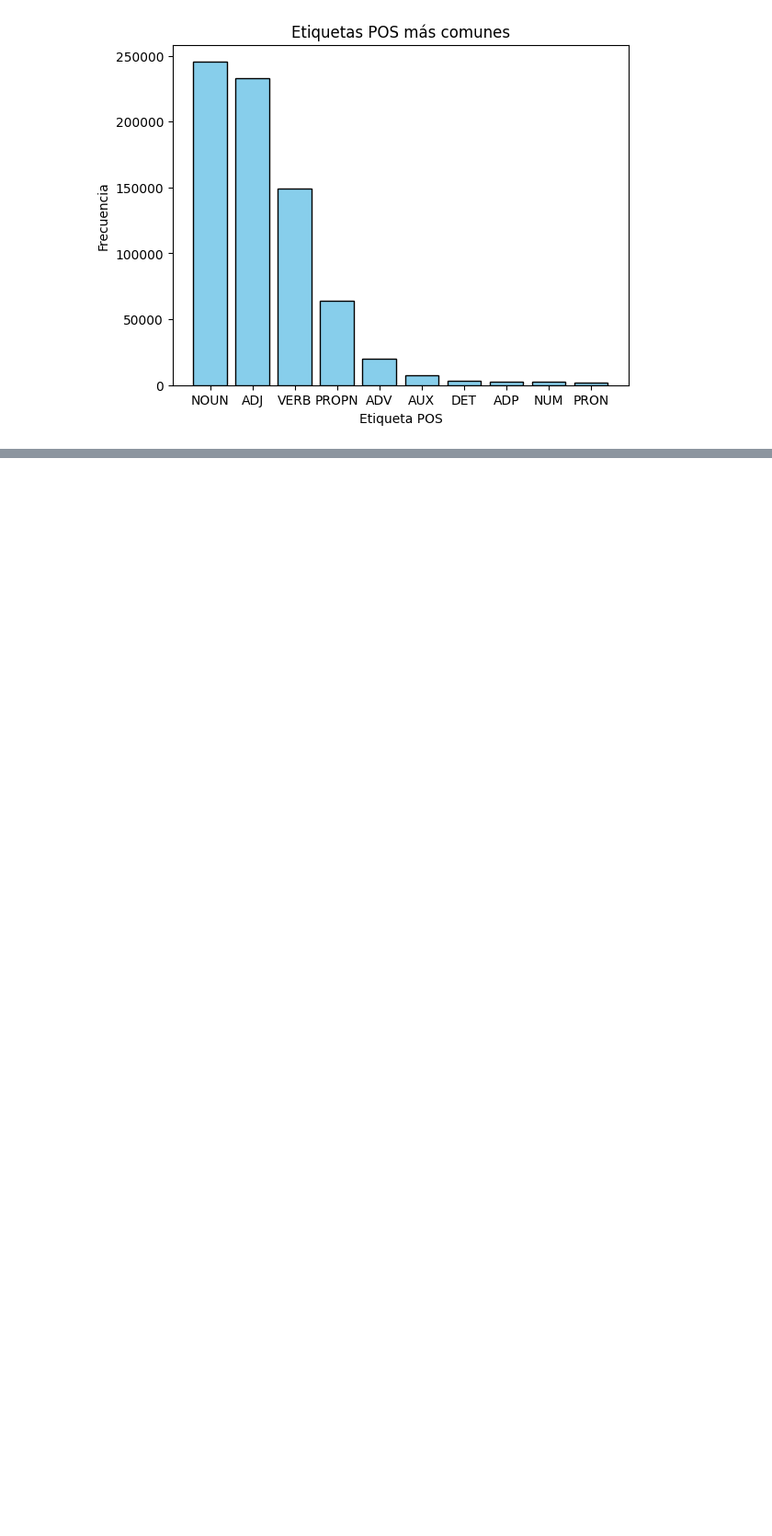
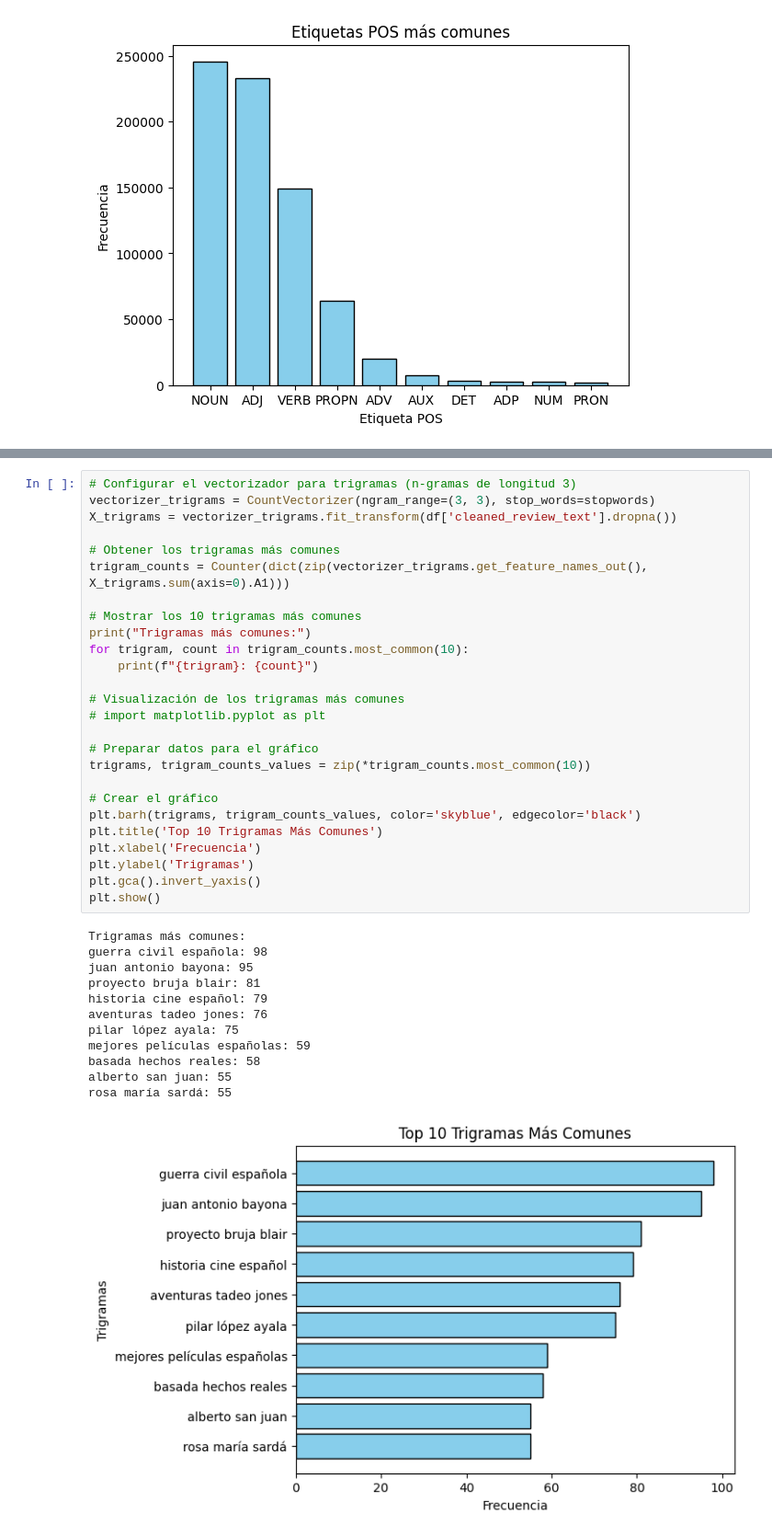
Before and after one commit to tdiego74/Clase_Data_Science_III_PBLC, a Jupyter notebook: Proyecto_DS_III_Entrega_Final_Tocci.ipynb, the cells around one changed output, grey strips where cells are left out. Shown: that part at 92% size. Drawn from its saved outputs; the diff is of its cells as text; blank space fills up the shorter version.

```diff
--- a/Proyecto_DS_III_Entrega_Final_Tocci.ipynb
+++ b/Proyecto_DS_III_Entrega_Final_Tocci.ipynb
@@ -313,0 +429,39 @@ PART: 3
+# %%
+# Configurar el vectorizador para trigramas (n-gramas de longitud 3)
+vectorizer_trigrams = CountVectorizer(ngram_range=(3, 3), stop_words=stopwords)
+X_trigrams = vectorizer_trigrams.fit_transform(df['cleaned_review_text'].dropna())
+
+# Obtener los trigramas más comunes
+trigram_counts = Counter(dict(zip(vectorizer_trigrams.get_feature_names_out(), X_trigrams.sum(axis=0).A1)))
+
+# Mostrar los 10 trigramas más comunes
+print("Trigramas más comunes:")
+for trigram, count in trigram_counts.most_common(10):
+    print(f"{trigram}: {count}")
+
+# Visualización de los trigramas más comunes
+# import matplotlib.pyplot as plt
+
+# Preparar datos para el gráfico
+trigrams, trigram_counts_values = zip(*trigram_counts.most_common(10))
+
+# Crear el gráfico
+plt.barh(trigrams, trigram_counts_values, color='skyblue', edgecolor='black')
+plt.title('Top 10 Trigramas Más Comunes')
+plt.xlabel('Frecuencia')
+plt.ylabel('Trigramas')
+plt.gca().invert_yaxis()
+plt.show()
+# %% [output]
+Trigramas más comunes:
+guerra civil española: 98
+juan antonio bayona: 95
+proyecto bruja blair: 81
+historia cine español: 79
+aventuras tadeo jones: 76
+pilar lópez ayala: 75
+mejores películas españolas: 59
+basada hechos reales: 58
+alberto san juan: 55
+rosa maría sardá: 55
+[figure, added]
```
Also changed, not shown: parts of 16 cells of this notebook.
